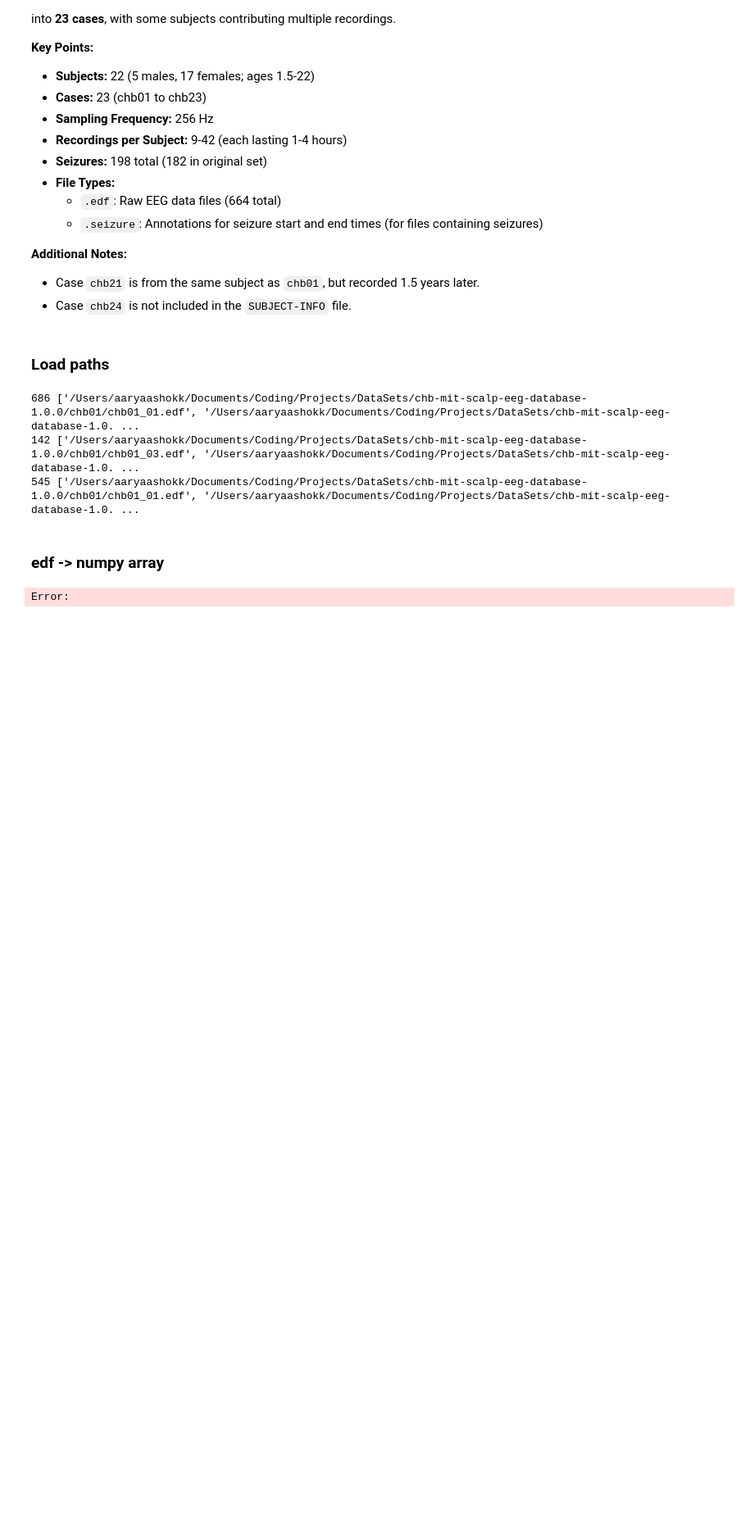
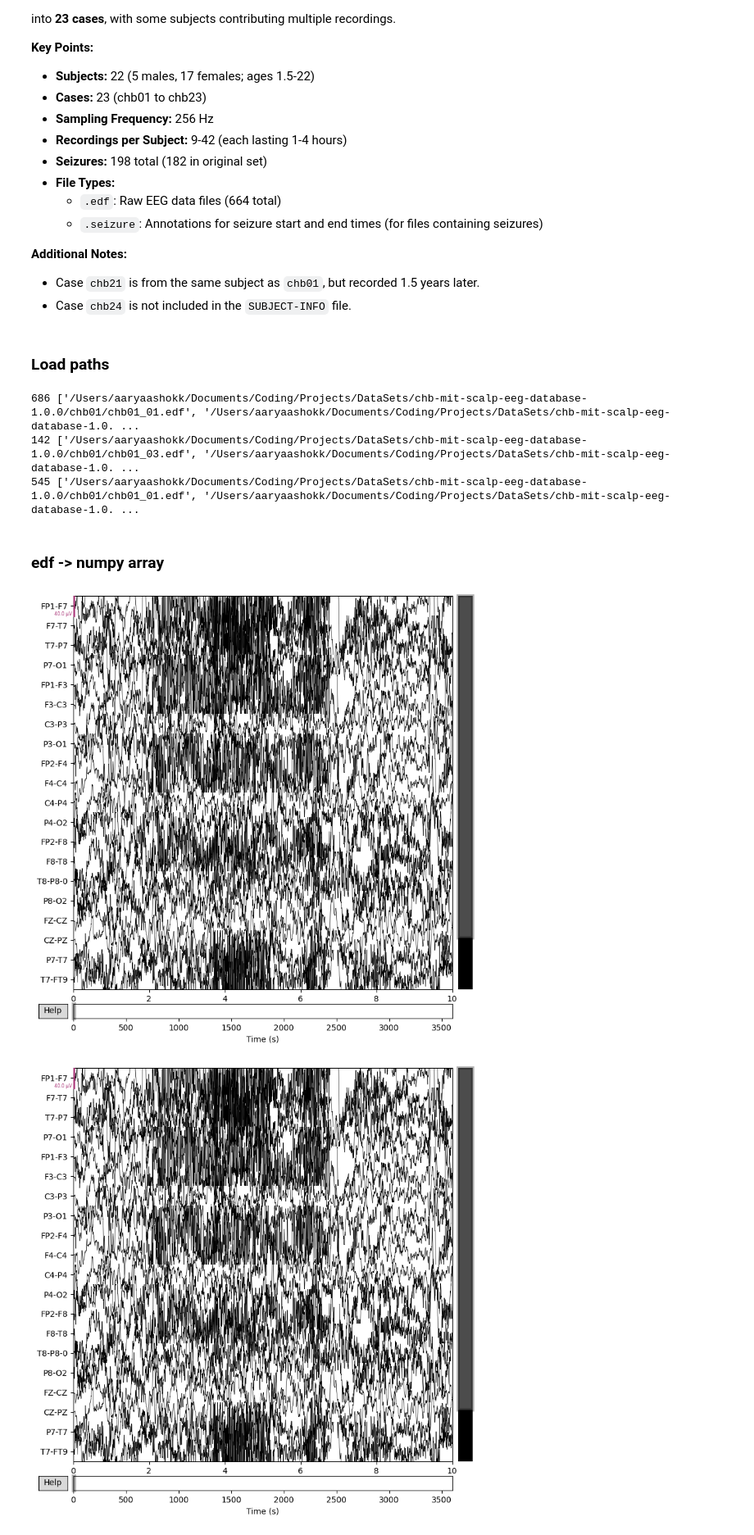
Before and after one commit to AaryaAshok77/Epilepsy_Detector, a Jupyter notebook: EpilepsyDetection.ipynb, the cells around one changed output. Shown at 82% size. Drawn from its saved outputs; the diff is of its cells as text; code cells hidden in the pictures; blank space fills up the shorter version.

```diff
--- a/EpilepsyDetection.ipynb
+++ b/EpilepsyDetection.ipynb
@@ -147,21 +148,3 @@ def read_edf(file):
     epoch = mne.make_fixed_length_epochs(data, duration=5, overlap=2) #* Create epochs of 5 seconds with 2 seconds overlap, to get the data in a format that can be used for training
     data = epoch.get_data() #* Convert the data to a numpy array
     return data
-# %%
-%%capture
-#? Load the data from the edf files
-# Load seizure data
-records_seizure_data = []
-for record in records_seizure_path:
-    data = read_edf(record)
-    records_seizure_data.append(data)
-
-# Load normal data
-records_normal_data = []
-for record in records_normal_path:
-    data = read_edf(record)
-    records_normal_data.append(data)
-
-records_data = records_seizure_data + records_normal_data
-# %% [output]
-Error:
@@ -173,0 +151,8 @@ normal_label = np.zeros(len(records_normal_data))
+# %%
+%%capture
+raw = mne.io.read_raw_edf(records_path[0])
+# %%
+raw.plot()
+# %% [output]
+[figure, added]
+[figure, added]
```
Also changed, not shown: parts of 10 cells of this notebook, 4 other files.
